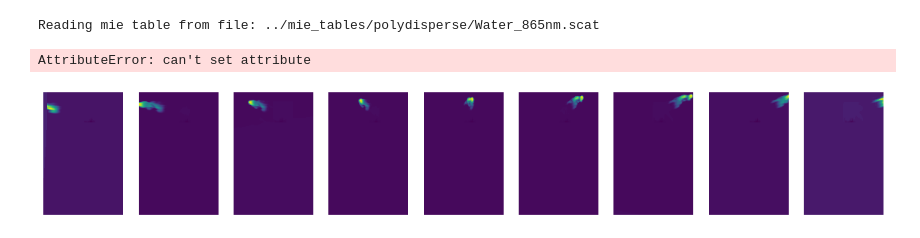
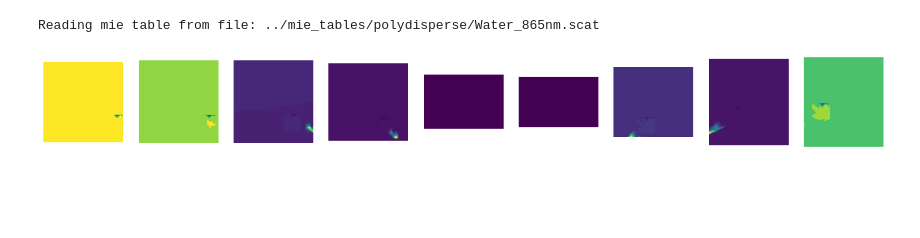
Before and after one commit to aviadlevis/pyshdom, a Jupyter notebook: Develop_Dynamic_cloud/render_dynamic_scene[AirMSPIMultispectral].ipynb, the cells around one changed output. Drawn from its saved outputs; the diff is of its cells as text; code cells hidden in the pictures; blank space fills up the shorter version.

```diff
--- a/Develop_Dynamic_cloud/render_dynamic_scene[AirMSPIMultispectral].ipynb
+++ b/Develop_Dynamic_cloud/render_dynamic_scene[AirMSPIMultispectral].ipynb
@@ -32,10 +32,10 @@ vel_cloud = np.array([0.0,0.0,0.0]) # m/s
 data_dir = '../AirMSPI/AirMSPI_ER2_GRP_ELLIPSOID_20130206_Pacific-32N123W'
 output_dir = 'experiments/AirMSPI_simulation/dynamic_medium_monochromatic'
 roi = [[1552, 2072, 780, 1288], [1644, 2108, 864, 1308], [1696, 2176, 916, 1376], [1740, 2196, 936, 1400], [1840, 2108, 1040, 1432], [1884, 2160, 1064, 1500], [1944, 2316, 1116, 1540], [1972, 2480, 1136, 1600], [2052, 2544, 1204, 1640]]
-roi = [[1500, 2108, 1040, 1432]]*9
+# roi = [[1500, 2108, 1040, 1432]]*9
 
 airmspi_measurements = shdom.AirMSPIMeasurementsv3()
-airmspi_measurements.load_from_hdf(data_dir,region_of_interest=roi,valid_wavelength=[865])
+airmspi_measurements.load_from_hdf(data_dir,region_of_interest=roi,valid_wavelength=[660])
 
 wavelengths = airmspi_measurements.wavelength
 # %%
@@ -149,25 +144,22 @@ images = dynamic_camera.render(dynamic_solver,n_jobs=40)
 # %%
 measurements = shdom.AirMSPIMeasurementsv3(dynamic_camera, images=images, wavelength=wavelengths,time_list=time_list)
 # measurements = shdom.DynamicMeasurements(dynamic_camera, images=images, wavelength=wavelengths,time_list=time_list)
-# %% [output]
-AttributeError: can't set attribute
 # %%
 measurements._sun_zenith_list = airmspi_measurements.sun_zenith_list
 measurements._sun_azimuth_list = airmspi_measurements.sun_azimuth_list
 # %%
 %matplotlib inline
 first=True
 f, axarr = plt.subplots(1, len(images), figsize=(20, 20))
 for ax, image in zip(axarr, images):
     # if image.shape[2]==2:
     #     image = np.concatenate((np.zeros((200,200,1)),image/image.max()),2)
     ax.imshow(np.round(image,3))
-    ax.invert_xaxis()
-
-    ax.invert_yaxis()
+    # ax.invert_xaxis()
+    # ax.invert_yaxis()
     ax.axis('off')
 # %% [output]
-[figure, old version]
+[figure, new version]
 # %%
 im = images[0]
 plt.imshow(im)
```
Also changed, not shown: parts of 7 cells of this notebook, 6 other files.
